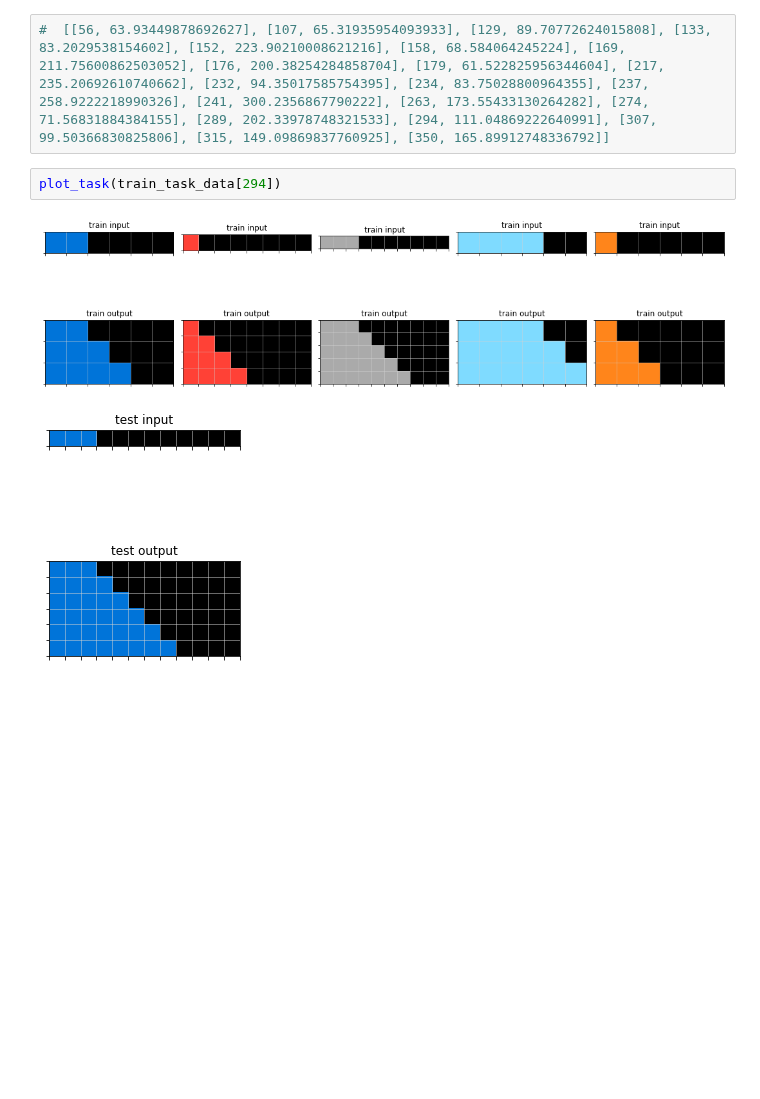
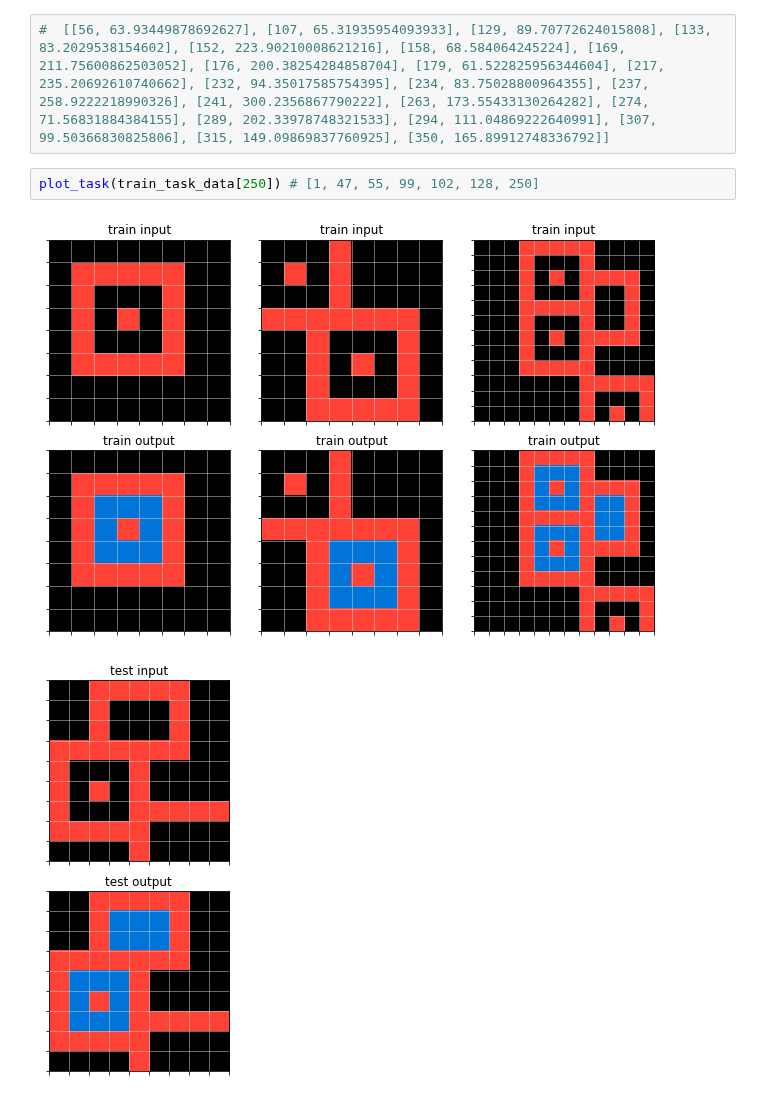
Before and after one commit to lorepieri8/ARC_challenge, a Jupyter notebook: ARC_DSL.ipynb, the cells around one changed output. Drawn from its saved outputs; the diff is of its cells as text; blank space fills up the shorter version.

```diff
--- a/ARC_DSL.ipynb
+++ b/ARC_DSL.ipynb
@@ -2513,8 +2521,8 @@ len(regions)
 1
 # %%
 #  [[56, 63.93449878692627], [107, 65.31935954093933], [129, 89.70772624015808], [133, 83.2029538154602], [152, 223.90210008621216], [158, 68.584064245224], [169, 211.75600862503052], [176, 200.38254284858704], [179, 61.522825956344604], [217, 235.20692610740662], [232, 94.35017585754395], [234, 83.75028800964355], [237, 258.9222218990326], [241, 300.2356867790222], [263, 173.55433130264282], [274, 71.56831884384155], [289, 202.33978748321533], [294, 111.04869222640991], [307, 99.50366830825806], [315, 149.09869837760925], [350, 165.89912748336792]]
-# %%
-plot_task(train_task_data[294])
-# %% [output]
-[figure, removed]
-[figure, removed]
+# %%
+plot_task(train_task_data[250]) # [1, 47, 55, 99, 102, 128, 250]
+# %% [output]
+[figure, added]
+[figure, added]
```
Also changed, not shown: parts of 13 cells of this notebook.
